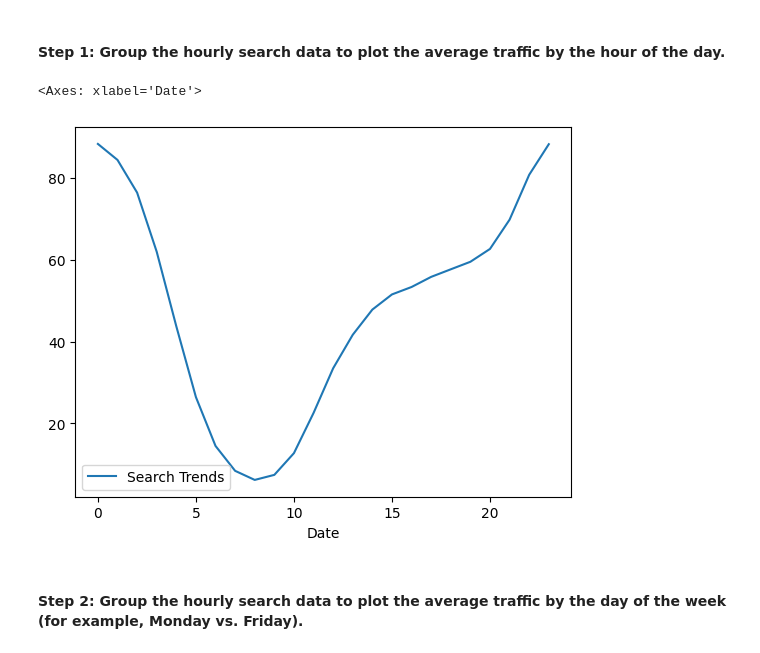
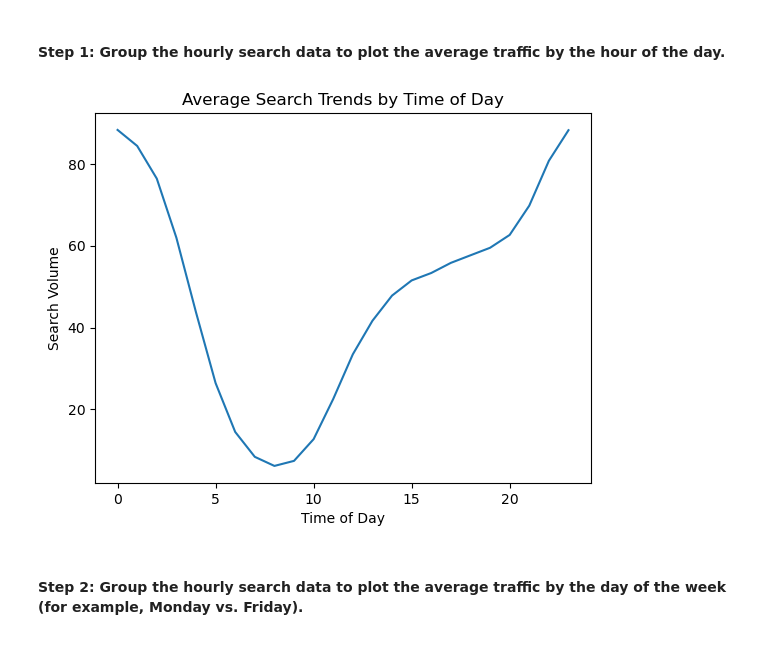
Before and after one commit to robbstenman/prophet-challenge, a Jupyter notebook: forecasting_net_prophet.ipynb, the cells around one changed output. Saved outputs shown, nothing was run; the diff lists cells and outputs as text; code cells hidden in the pictures.

```diff
--- a/forecasting_net_prophet.ipynb
+++ b/forecasting_net_prophet.ipynb
@@ -159,10 +159,18 @@ To that end, you want to mine the search traffic data for predictable seasonal p
 # %% [markdown]
 #### Step 1: Group the hourly search data to plot the average traffic by the hour of the day.
 # %%
-# Group the hourly search data to plot the average traffic by the day of week, using `df.index.hour`
+# Group the hourly search data to plot the average traffic by hour of day, using `df.index.hour`
+
+avg_traffic_by_hour = df_mercado_trends.groupby(df_mercado_trends.index.hour).mean()
+
+plt.plot(avg_traffic_by_hour.index, avg_traffic_by_hour['Search Trends'])
+plt.title('Average Search Trends by Time of Day')
+plt.xlabel('Time of Day')
+plt.ylabel('Search Volume')
+
+plt.show()
 # %% [output]
-<Axes: xlabel='Date'>
-[figure, old version]
+[figure, new version]
 # %% [markdown]
 #### Step 2: Group the hourly search data to plot the average traffic by the day of the week (for example, Monday vs. Friday).
 # %%
```
Also changed, not shown: parts of 6 cells of this notebook.
